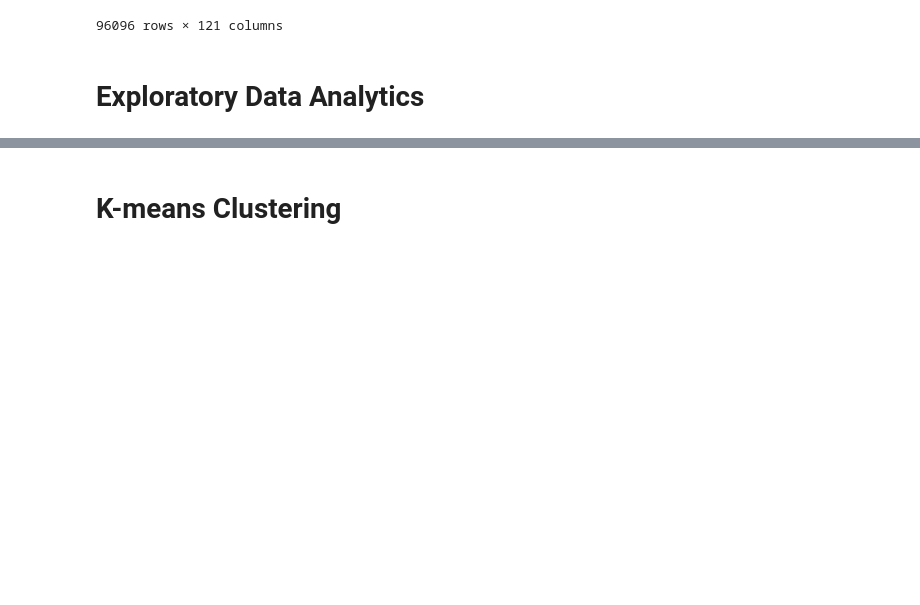
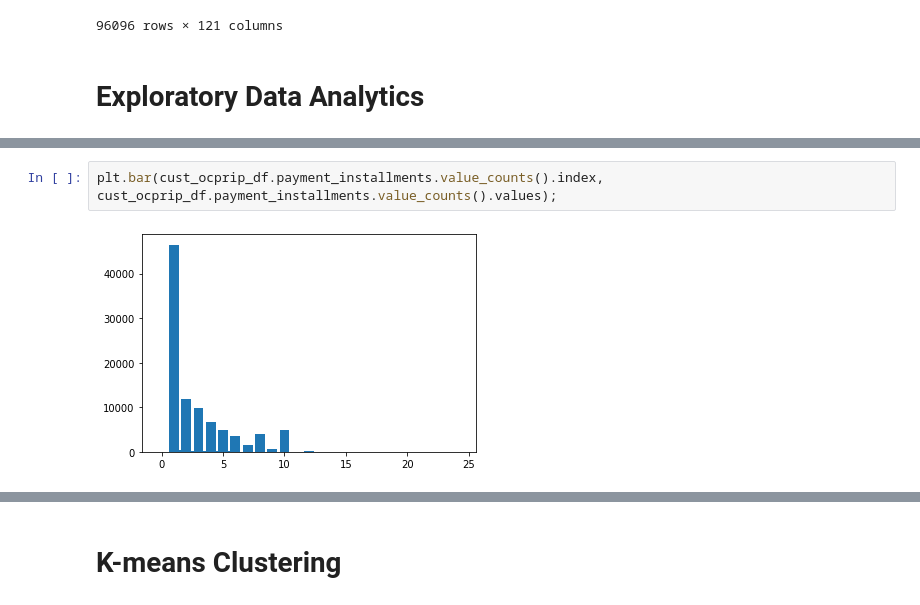
Before and after one commit to alireza-alizadegan/e-commerce-Sales, a Jupyter notebook: Brazil/Customer Segmentation - Scratch.ipynb, the cells around one changed output, grey strips where cells are left out. Saved outputs shown, nothing was run; the diff lists cells and outputs as text; blank space fills up the shorter version.

```diff
--- a/Brazil/Customer Segmentation - Scratch.ipynb
+++ b/Brazil/Customer Segmentation - Scratch.ipynb
@@ -595,0 +615,4 @@ df
+# %%
+plt.bar(cust_ocprip_df.payment_installments.value_counts().index, cust_ocprip_df.payment_installments.value_counts().values);
+# %% [output]
+[figure, added]
```
Also changed, not shown: parts of 28 cells of this notebook, 3 other files.
